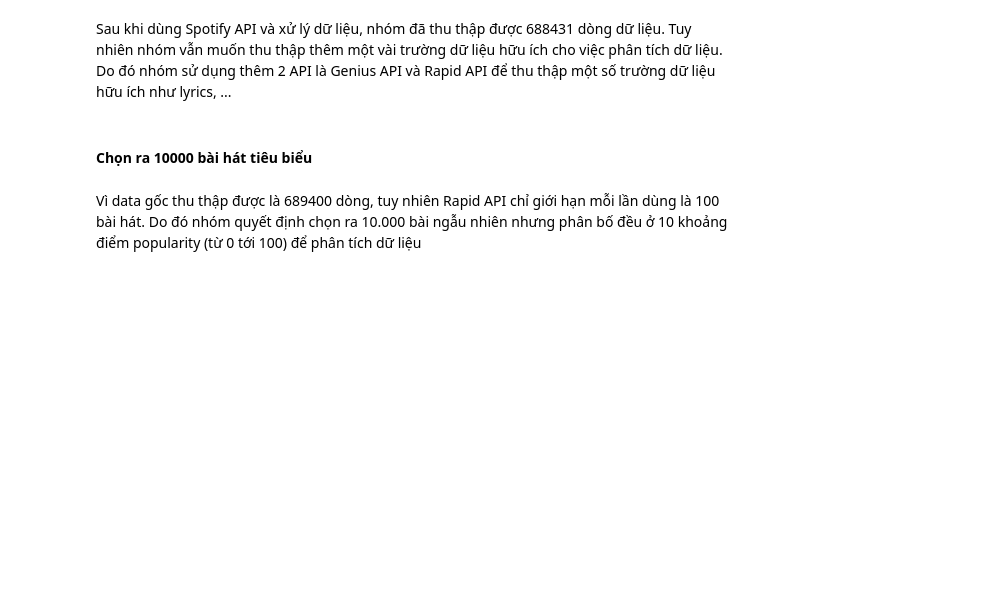
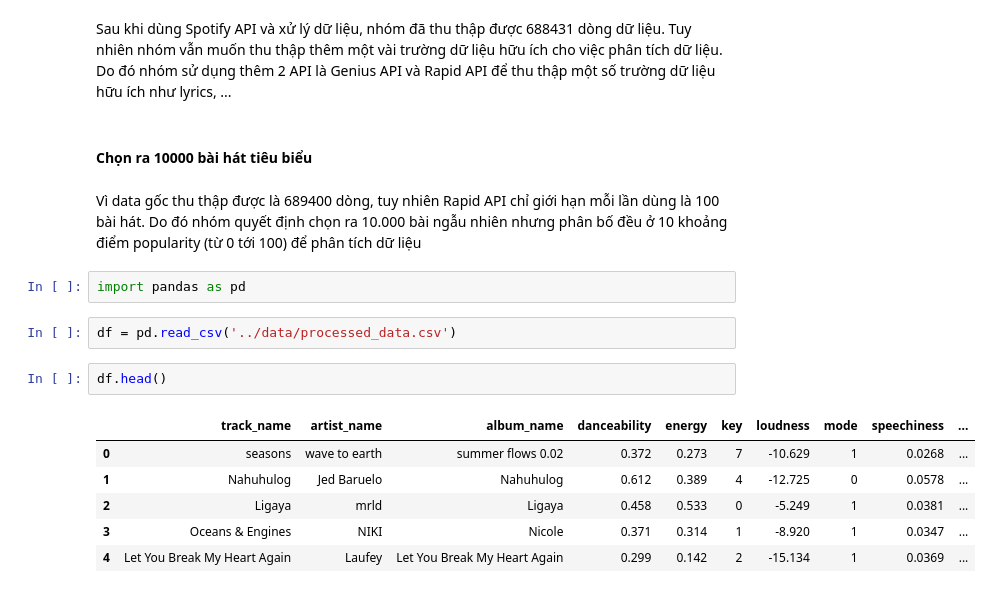
Before and after one commit to lhldanh/Recommend-Song, a Jupyter notebook: source/Notebook/4_DataForEDA.ipynb, the cells around one changed output. Drawn from its saved outputs; the diff is of its cells as text; blank space fills up the shorter version.

```diff
--- a/source/Notebook/4_DataForEDA.ipynb
+++ b/source/Notebook/4_DataForEDA.ipynb
@@ -4,3 +4,16 @@ Sau khi dùng Spotify API và xử lý dữ liệu, nhóm đã thu thập đư
 #### Chọn ra 10000 bài hát tiêu biểu
 # %% [markdown]
 Vì data gốc thu thập được là 689400 dòng, tuy nhiên Rapid API chỉ giới hạn mỗi lần dùng là 100 bài hát. Do đó nhóm quyết định chọn ra 10.000 bài ngẫu nhiên nhưng phân bố đều ở 10 khoảng điểm popularity (từ 0 tới 100) để phân tích dữ liệu
+# %%
+import pandas as pd
+# %%
+df = pd.read_csv('../data/processed_data.csv')
+# %%
+df.head()
+# %% [output]
+|  | track_name | artist_name | album_name | danceability | energy | key | loudness | mode | speechiness | ... |
+| 0 | seasons | wave to earth | summer flows 0.02 | 0.372 | 0.273 | 7 | -10.629 | 1 | 0.0268 | ... |
+| 1 | Nahuhulog | Jed Baruelo | Nahuhulog | 0.612 | 0.389 | 4 | -12.725 | 0 | 0.0578 | ... |
+| 2 | Ligaya | mrld | Ligaya | 0.458 | 0.533 | 0 | -5.249 | 1 | 0.0381 | ... |
+| 3 | Oceans & Engines | NIKI | Nicole | 0.371 | 0.314 | 1 | -8.920 | 1 | 0.0347 | ... |
+| 4 | Let You Break My Heart Again | Laufey | Let You Break My Heart Again | 0.299 | 0.142 | 2 | -15.134 | 1 | 0.0369 | ... |
```
Also changed, not shown: 2 other files.
